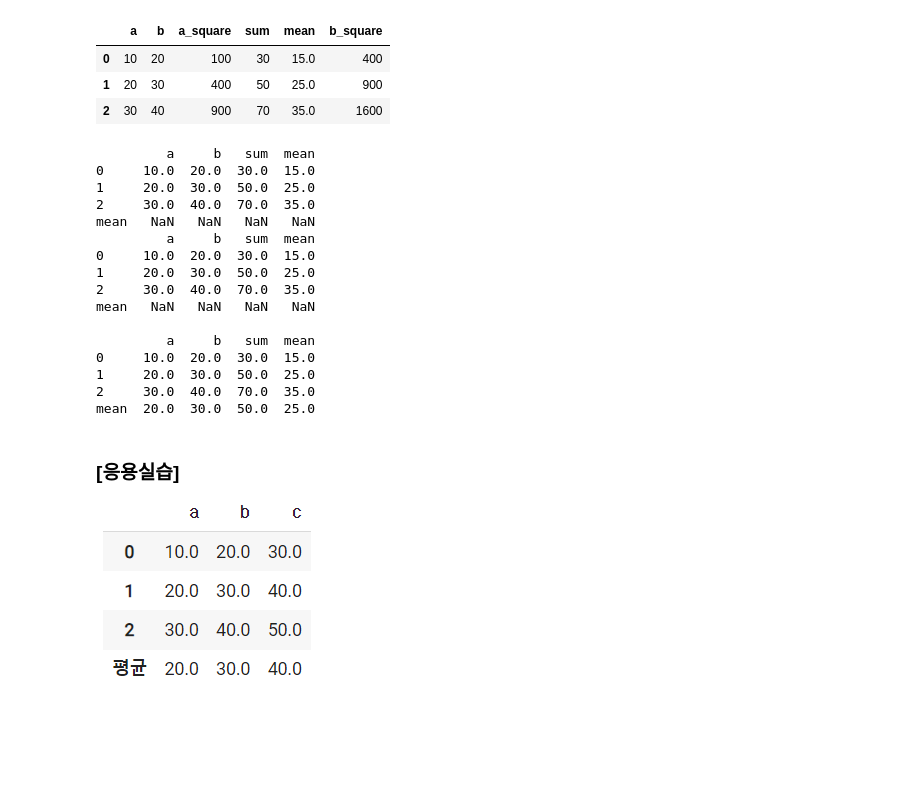
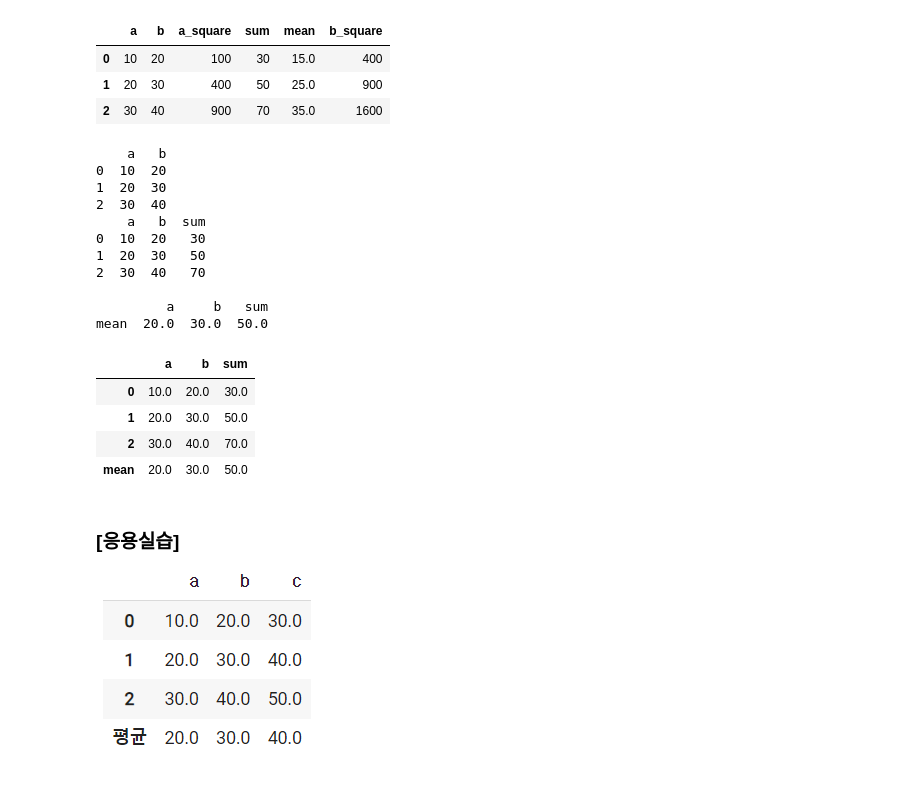
Before and after one commit to beginnerones/python_basic_3, a Jupyter notebook: ch08_update_class.ipynb, the cells around one changed output. Cells and saved outputs as stored; diff of their text form; code cells hidden in the pictures; blank space fills up the shorter version.

```diff
--- a/ch08_update_class.ipynb
+++ b/ch08_update_class.ipynb
@@ -1099,40 +1117,47 @@ df
 # %%
 # ex2
 ## 1. DataFrmae
 #print(df)
 print()
 # 2. 데이터프레임의 불필요한 컬럼을 삭제
+#df = df.drop(index=["mean"])
 #df = df.drop(columns = ["a_square","b_square"])
 print(df)
 # 2. 27번에 1번 문제는 이렇게 풀면 ㅇㅋ
 ## 2 데이터프레임의 행 단위로 a, b열의 총합을 구하기- 파이썬 내장함수 사용
 df['sum']= df[['a','b']].apply(sum, axis="columns") #a,b열 여러개 고를려 하니 대괄호로 한번 감싼다.
 print(df)
 print()
 
-# ## 2 데이터프레임의 행 단위로 a, b열의 평균을 구하기
-df.loc['mean'] = df.apply(lambda x: x.mean(), axis="index")
-print(df)
-print()
+# # ## 2 데이터프레임의 행 단위로 a, b열의 평균을 구하기
+mean=df.apply(lambda x: x.mean(), axis="index")
+means=pd.DataFrame(mean,columns=["mean"])
+means=means.T
+print(means)
+df=pd.concat([df,means],axis=0)
+df
+# df.loc['mean'] = df.apply(lambda x: x.mean(), axis="index")
+# print(df)
+# print()
 
 # 방법2 -> concat으로 합쳐져도 된다.
 # %% [output]
-         a     b   sum  mean
-0     10.0  20.0  30.0  15.0
-1     20.0  30.0  50.0  25.0
-2     30.0  40.0  70.0  35.0
-mean   NaN   NaN   NaN   NaN
-         a     b   sum  mean
-0     10.0  20.0  30.0  15.0
-1     20.0  30.0  50.0  25.0
-2     30.0  40.0  70.0  35.0
-mean   NaN   NaN   NaN   NaN
+    a   b
+0  10  20
+1  20  30
+2  30  40
+    a   b  sum
+0  10  20   30
+1  20  30   50
+2  30  40   70
 
-         a     b   sum  mean
-0     10.0  20.0  30.0  15.0
-1     20.0  30.0  50.0  25.0
-2     30.0  40.0  70.0  35.0
-mean  20.0  30.0  50.0  25.0
+         a     b   sum
+mean  20.0  30.0  50.0
+|  | a | b | sum |
+| 0 | 10.0 | 20.0 | 30.0 |
+| 1 | 20.0 | 30.0 | 50.0 |
+| 2 | 30.0 | 40.0 | 70.0 |
+| mean | 20.0 | 30.0 | 50.0 |
 # %% [markdown]
 ### [응용실습]
 ![image.png](attachment:784019c1-cf2e-4a12-abe7-58bcff5ef22d.png)
```
Also changed, not shown: parts of 1 cell of this notebook, 2 other files.
